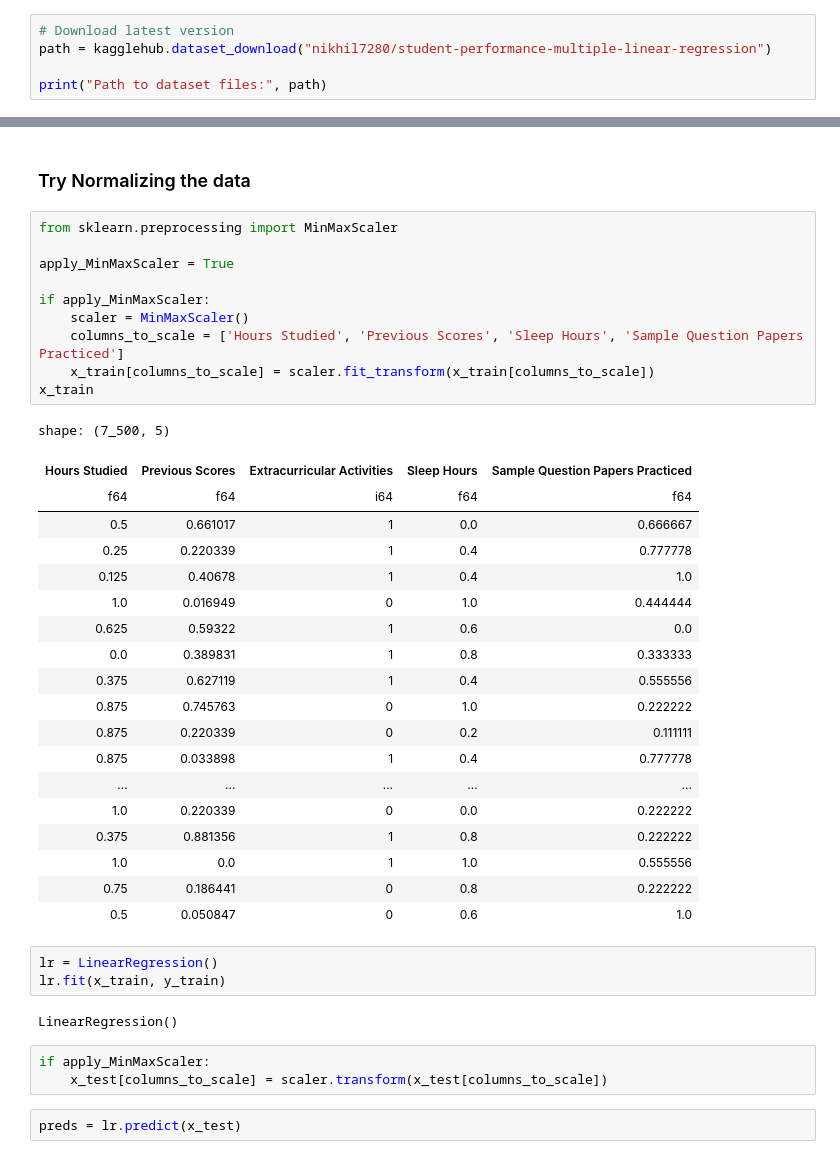
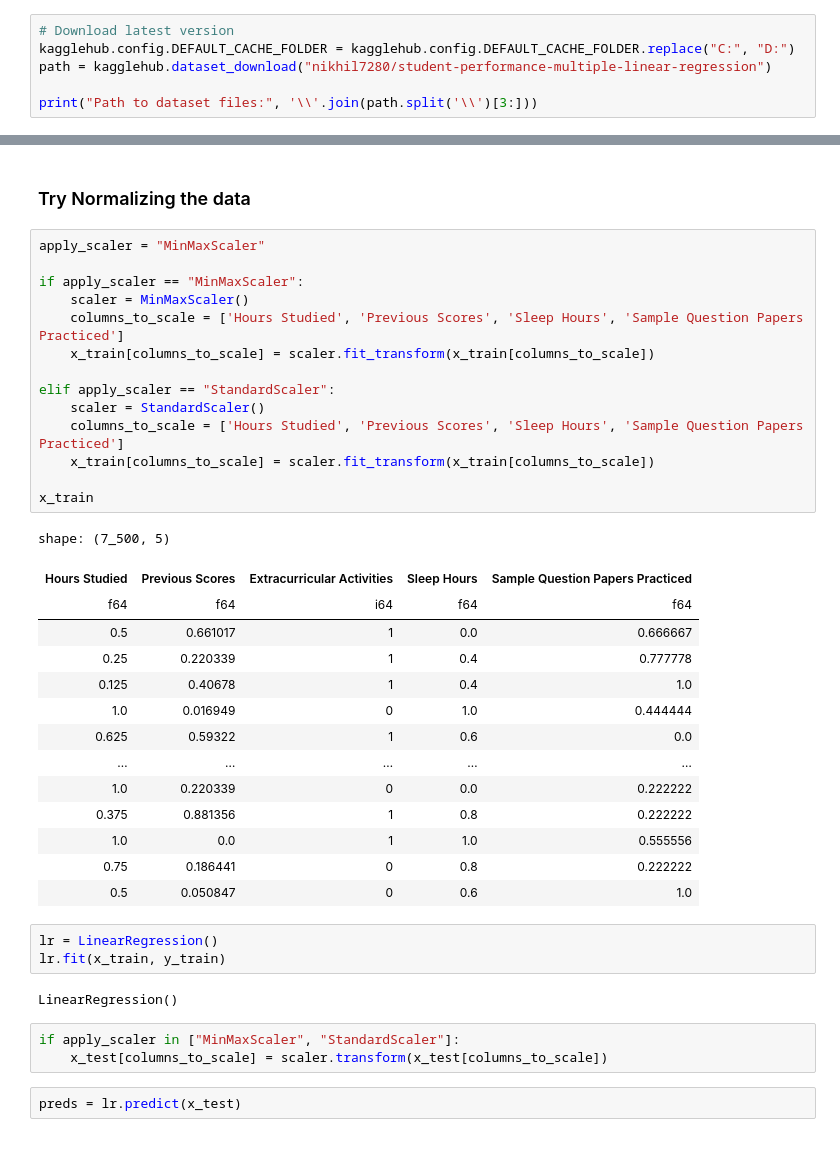
Before and after one commit to IreneCantero/ML-AI-Portfolio, a Jupyter notebook: Linear Regression for Predictive Analytics/student_performance.ipynb, the cells around one changed output, grey strips where cells are left out. Saved outputs shown, nothing was run; the diff lists cells and outputs as text.

```diff
--- a/Linear Regression for Predictive Analytics/student_performance.ipynb
+++ b/Linear Regression for Predictive Analytics/student_performance.ipynb
@@ -13,7 +13,8 @@ from sklearn.model_selection import train_test_split
 ## Data Preparation
 # %%
 # Download latest version
+kagglehub.config.DEFAULT_CACHE_FOLDER = kagglehub.config.DEFAULT_CACHE_FOLDER.replace("C:", "D:")
 path = kagglehub.dataset_download("nikhil7280/student-performance-multiple-linear-regression")
 
-print("Path to dataset files:", path)
+print("Path to dataset files:", '\\'.join(path.split('\\')[3:]))
 # %% [output]
@@ -165,30 +162,29 @@ R2 score = 0.98883
 # %% [markdown]
 ### Try Normalizing the data
 # %%
-from sklearn.preprocessing import MinMaxScaler
+apply_scaler = "MinMaxScaler"
 
-apply_MinMaxScaler = True
-
-if apply_MinMaxScaler:
+if apply_scaler == "MinMaxScaler":
     scaler = MinMaxScaler()
     columns_to_scale = ['Hours Studied', 'Previous Scores', 'Sleep Hours', 'Sample Question Papers Practiced']
     x_train[columns_to_scale] = scaler.fit_transform(x_train[columns_to_scale])
+
+elif apply_scaler == "StandardScaler":
+    scaler = StandardScaler()
+    columns_to_scale = ['Hours Studied', 'Previous Scores', 'Sleep Hours', 'Sample Question Papers Practiced']
+    x_train[columns_to_scale] = scaler.fit_transform(x_train[columns_to_scale])
+
 x_train
 # %% [output]
 shape: (7_500, 5)
 | Hours Studied | Previous Scores | Extracurricular Activities | Sleep Hours | Sample Question Papers Practiced |
 | f64 | f64 | i64 | f64 | f64 |
 | 0.5 | 0.661017 | 1 | 0.0 | 0.666667 |
 | 0.25 | 0.220339 | 1 | 0.4 | 0.777778 |
 | 0.125 | 0.40678 | 1 | 0.4 | 1.0 |
 | 1.0 | 0.016949 | 0 | 1.0 | 0.444444 |
 | 0.625 | 0.59322 | 1 | 0.6 | 0.0 |
-| 0.0 | 0.389831 | 1 | 0.8 | 0.333333 |
-| 0.375 | 0.627119 | 1 | 0.4 | 0.555556 |
-| 0.875 | 0.745763 | 0 | 1.0 | 0.222222 |
-| 0.875 | 0.220339 | 0 | 0.2 | 0.111111 |
-| 0.875 | 0.033898 | 1 | 0.4 | 0.777778 |
-| ... | ... | ... | ... | ... |
+| … | … | … | … | … |
 | 1.0 | 0.220339 | 0 | 0.0 | 0.222222 |
 | 0.375 | 0.881356 | 1 | 0.8 | 0.222222 |
 | 1.0 | 0.0 | 1 | 1.0 | 0.555556 |
@@ -200,7 +196,7 @@ lr.fit(x_train, y_train)
 # %% [output]
 LinearRegression()
 # %%
-if apply_MinMaxScaler:
+if apply_scaler in ["MinMaxScaler", "StandardScaler"]:
     x_test[columns_to_scale] = scaler.transform(x_test[columns_to_scale])
 # %%
 preds = lr.predict(x_test)
```
Also changed, not shown: parts of 5 cells of this notebook.
